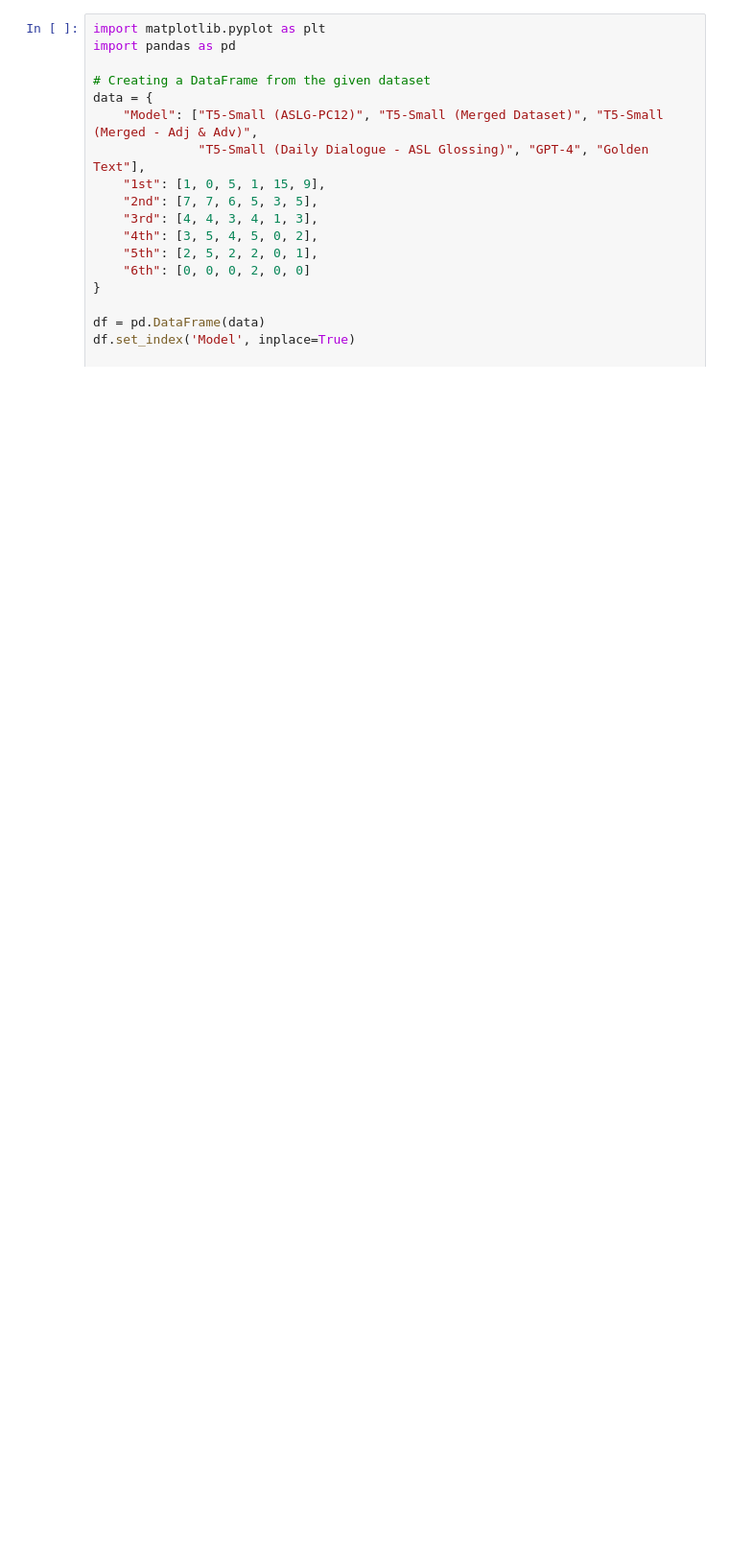
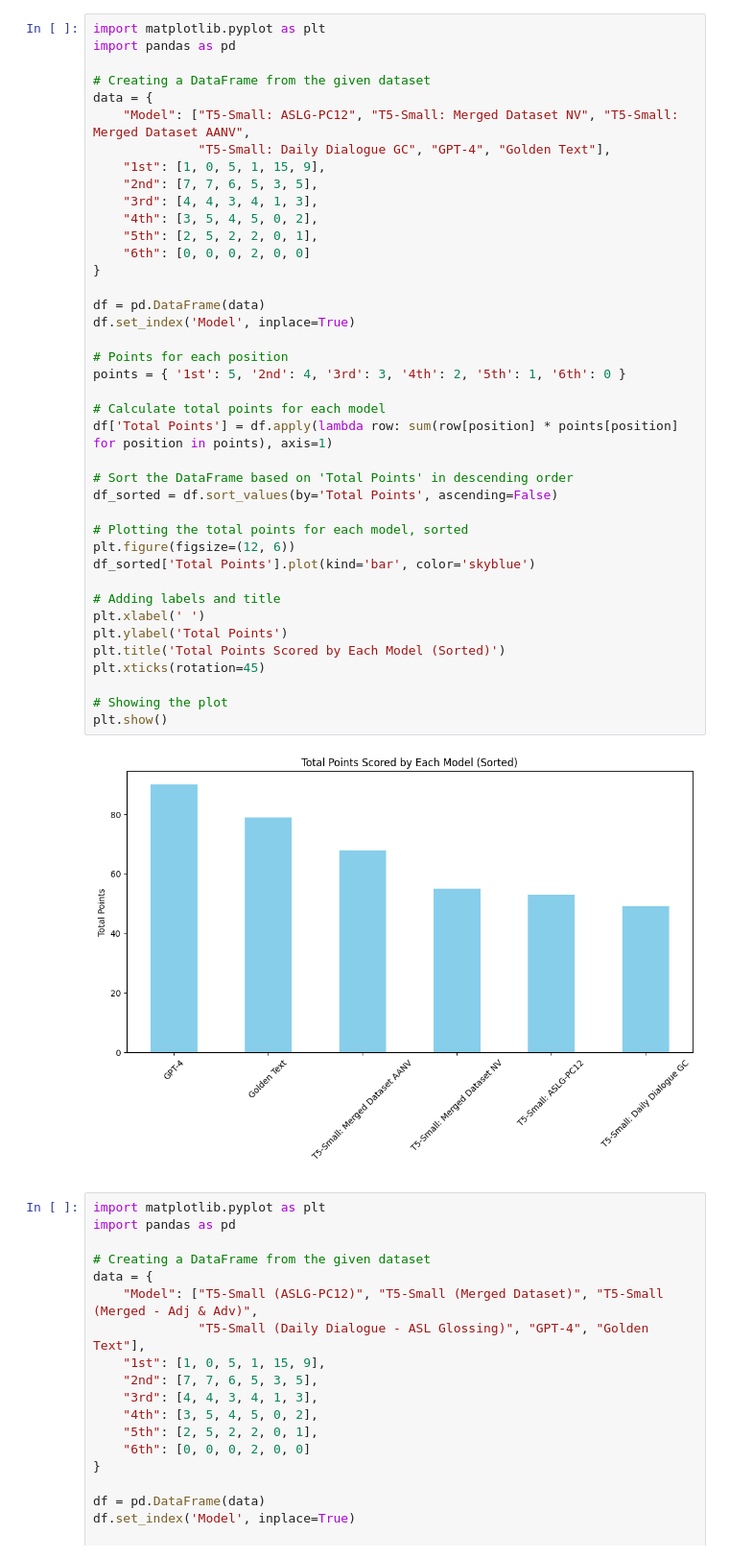
Before and after one commit to HamdanXI/nlp_adventure, a Jupyter notebook: asl-gloss-survey-results.ipynb, the cells around one changed output. Shown at 96% size. Drawn from its saved outputs; the diff is of its cells as text; blank space fills up the shorter version.

```diff
--- a/asl-gloss-survey-results.ipynb
+++ b/asl-gloss-survey-results.ipynb
@@ -1,5 +1,47 @@
 # %% [markdown]
 <a href="https://colab.research.google.com/github/HamdanXI/nlp_adventure/blob/main/asl-gloss-survey-results.ipynb" target="_parent"><img src="https://colab.research.google.com/assets/colab-badge.svg" alt="Open In Colab"/></a>
+# %%
+import matplotlib.pyplot as plt
+import pandas as pd
+
+# Creating a DataFrame from the given dataset
+data = {
+    "Model": ["T5-Small: ASLG-PC12", "T5-Small: Merged Dataset NV", "T5-Small: Merged Dataset AANV",
+              "T5-Small: Daily Dialogue GC", "GPT-4", "Golden Text"],
+    "1st": [1, 0, 5, 1, 15, 9],
+    "2nd": [7, 7, 6, 5, 3, 5],
+    "3rd": [4, 4, 3, 4, 1, 3],
+    "4th": [3, 5, 4, 5, 0, 2],
+    "5th": [2, 5, 2, 2, 0, 1],
+    "6th": [0, 0, 0, 2, 0, 0]
+}
+
+df = pd.DataFrame(data)
+df.set_index('Model', inplace=True)
+
+# Points for each position
+points = { '1st': 5, '2nd': 4, '3rd': 3, '4th': 2, '5th': 1, '6th': 0 }
+
+# Calculate total points for each model
+df['Total Points'] = df.apply(lambda row: sum(row[position] * points[position] for position in points), axis=1)
+
+# Sort the DataFrame based on 'Total Points' in descending order
+df_sorted = df.sort_values(by='Total Points', ascending=False)
+
+# Plotting the total points for each model, sorted
+plt.figure(figsize=(12, 6))
+df_sorted['Total Points'].plot(kind='bar', color='skyblue')
+
+# Adding labels and title
+plt.xlabel(' ')
+plt.ylabel('Total Points')
+plt.title('Total Points Scored by Each Model (Sorted)')
+plt.xticks(rotation=45)
+
+# Showing the plot
+plt.show()
+# %% [output]
+[figure, added]
 # %%
 import matplotlib.pyplot as plt
 import pandas as pd
```
